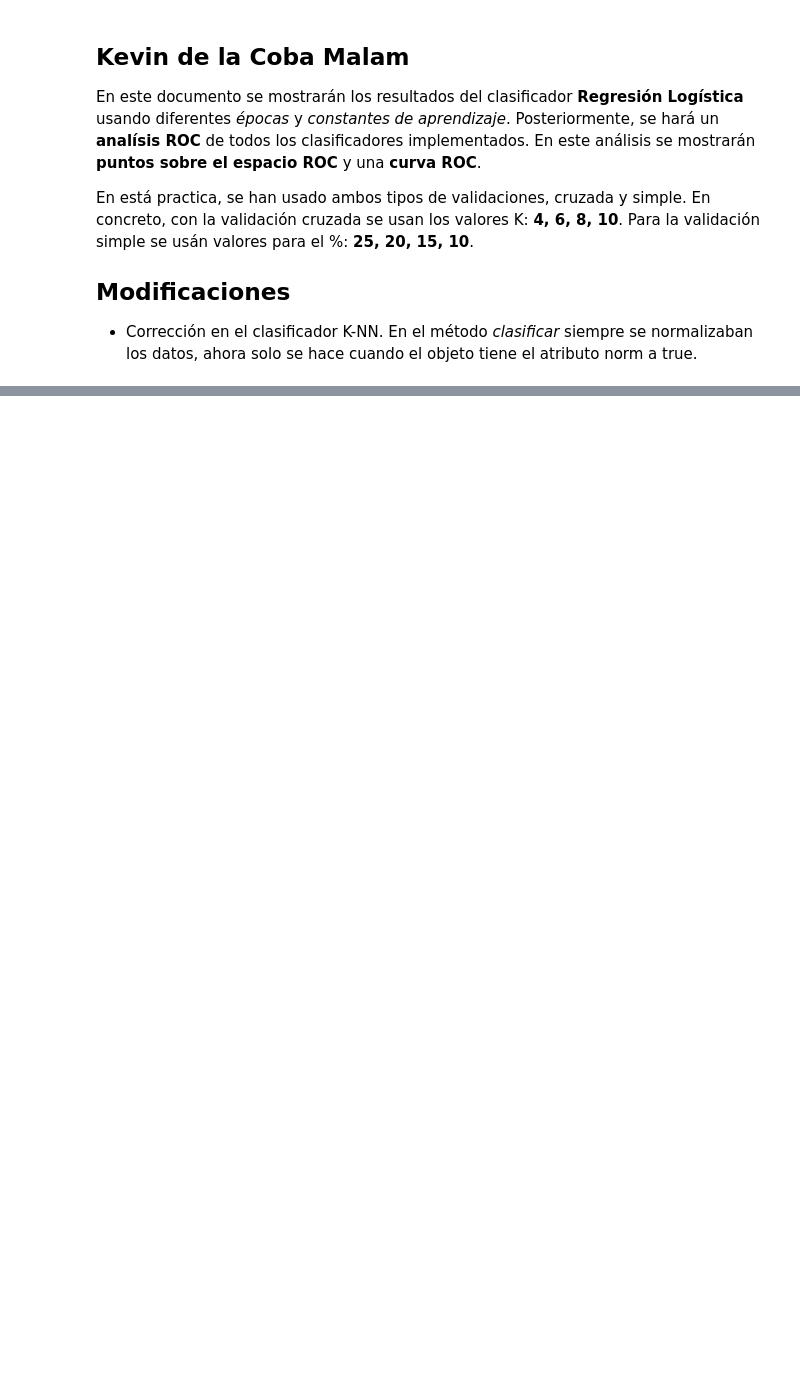
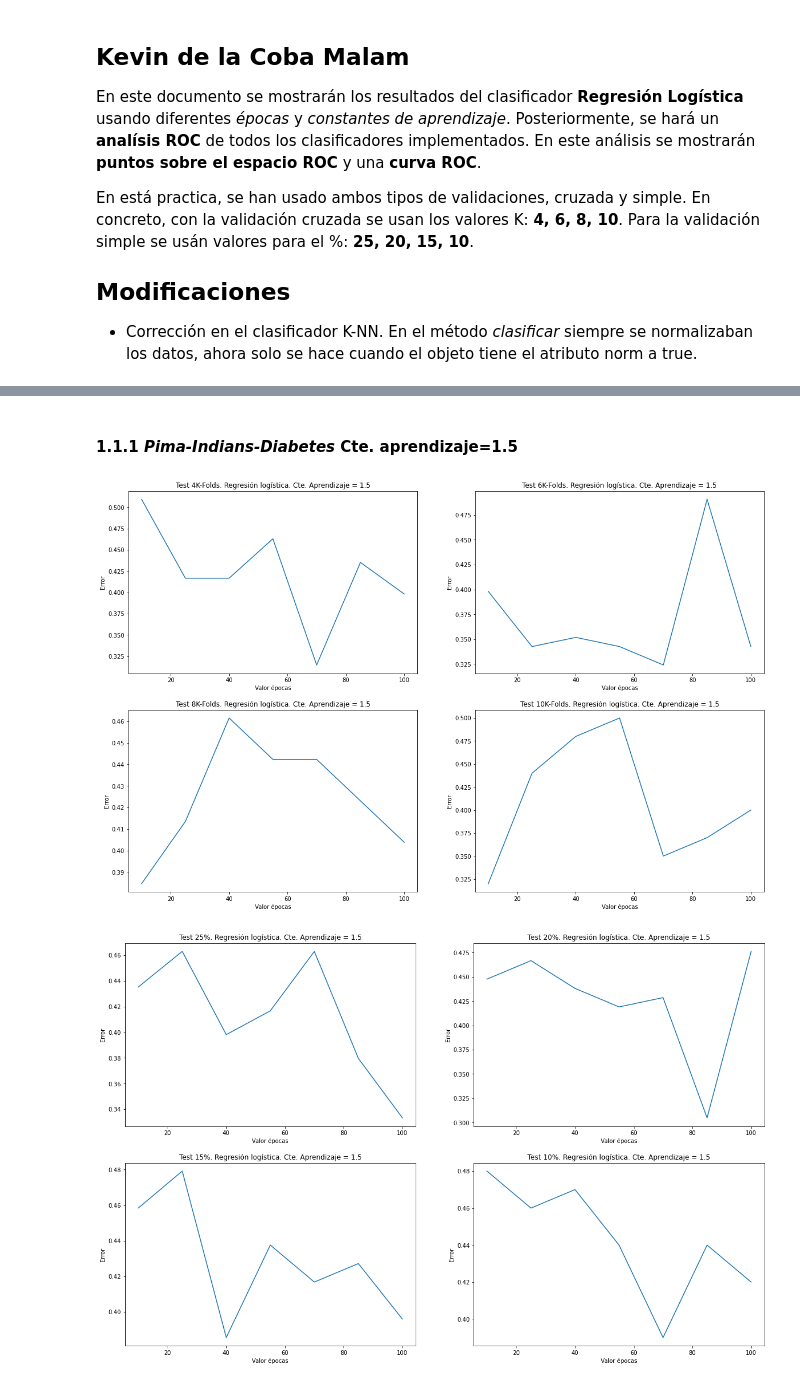
Before and after one commit to kecoma1/FAA, a Jupyter notebook: LAB_4/Memoria.ipynb, the cells around one changed output, grey strips where cells are left out. Cells and saved outputs as stored; diff of their text form; code cells hidden in the pictures; blank space fills up the shorter version.

```diff
--- a/LAB_4/Memoria.ipynb
+++ b/LAB_4/Memoria.ipynb
@@ -48,0 +67,8 @@ utils.plot_histograms(errorMedioPimaVC, 100)
+# %% [markdown]
+#### 1.1.1 *Pima-Indians-Diabetes* Cte. aprendizaje=1.5
+# %%
+utils.plot_epoch(errorMedioPimaVC, 1.5, False)
+utils.plot_epoch(errorMedioPimaVS, 1.5, True)
+# %% [output]
+[figure, added]
+[figure, added]
```
Also changed, not shown: parts of 35 cells of this notebook, 2 other files.
